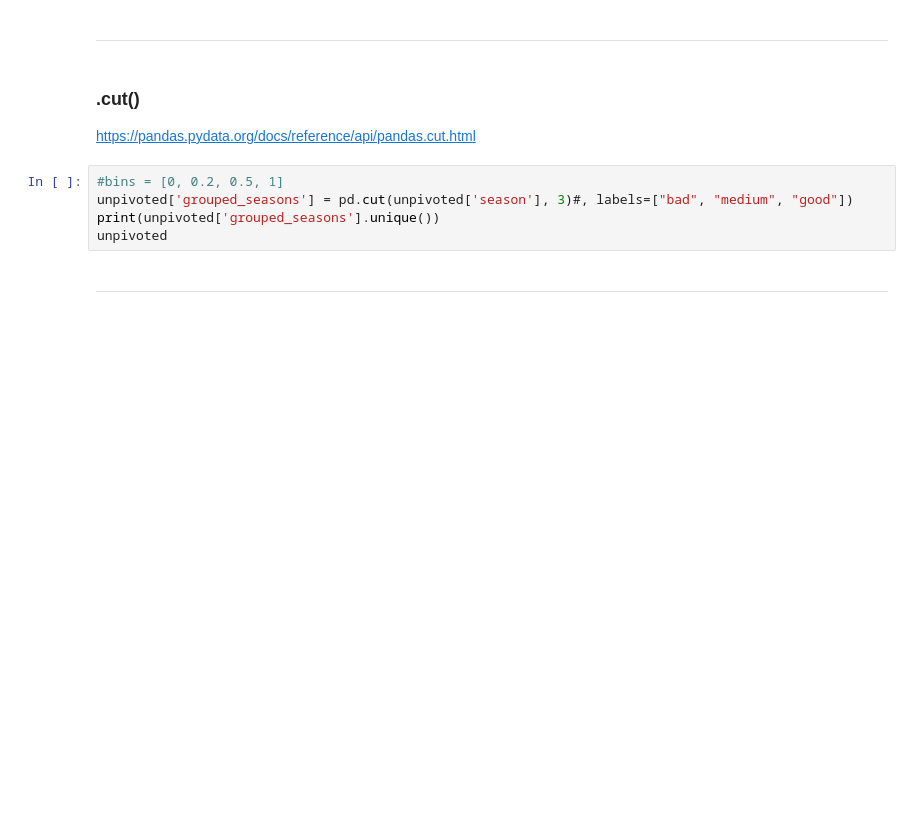
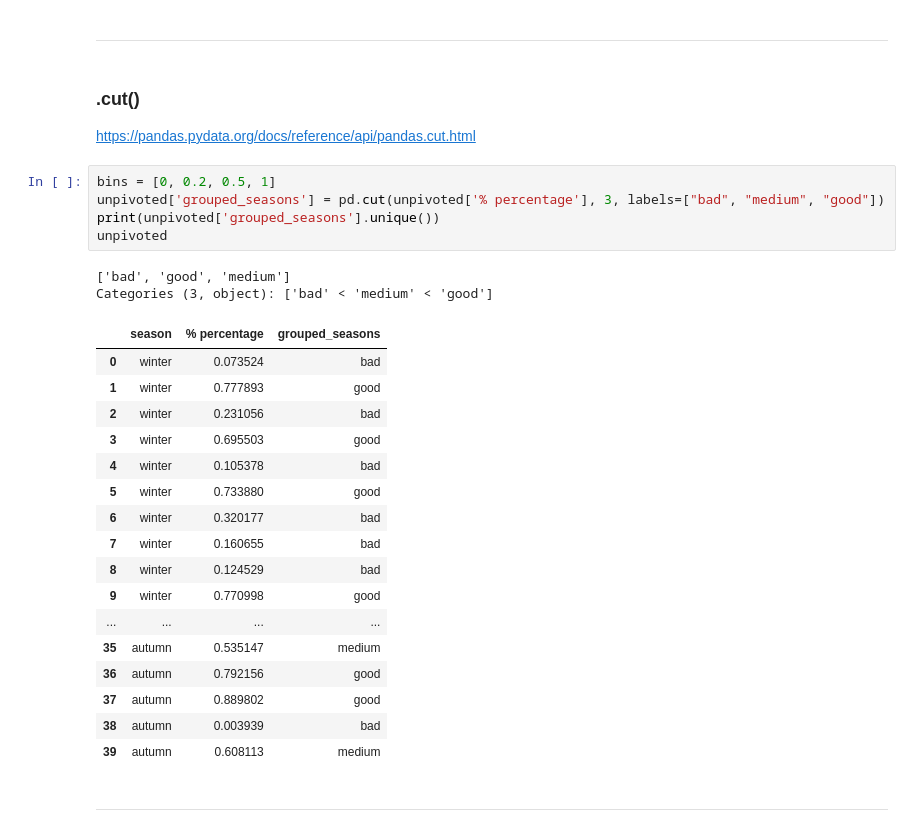
Before and after one commit to alvaro-saez/ironhack_lessons_alvaro, a Jupyter notebook: module-2/etl_advanced_pandas.ipynb, the cells around one changed output. Saved outputs shown, nothing was run; the diff lists cells and outputs as text; blank space fills up the shorter version.

```diff
--- a/module-2/etl_advanced_pandas.ipynb
+++ b/module-2/etl_advanced_pandas.ipynb
@@ -181,10 +485,30 @@ unpivoted
 
 https://pandas.pydata.org/docs/reference/api/pandas.cut.html
 # %%
-#bins = [0, 0.2, 0.5, 1]
-unpivoted['grouped_seasons'] = pd.cut(unpivoted['season'], 3)#, labels=["bad", "medium", "good"])
+bins = [0, 0.2, 0.5, 1]
+unpivoted['grouped_seasons'] = pd.cut(unpivoted['% percentage'], 3, labels=["bad", "medium", "good"])
 print(unpivoted['grouped_seasons'].unique())
 unpivoted
+# %% [output]
+['bad', 'good', 'medium']
+Categories (3, object): ['bad' < 'medium' < 'good']
+|  | season | % percentage | grouped_seasons |
+| 0 | winter | 0.073524 | bad |
+| 1 | winter | 0.777893 | good |
+| 2 | winter | 0.231056 | bad |
+| 3 | winter | 0.695503 | good |
+| 4 | winter | 0.105378 | bad |
+| 5 | winter | 0.733880 | good |
+| 6 | winter | 0.320177 | bad |
+| 7 | winter | 0.160655 | bad |
+| 8 | winter | 0.124529 | bad |
+| 9 | winter | 0.770998 | good |
+| ... | ... | ... | ... |
+| 35 | autumn | 0.535147 | medium |
+| 36 | autumn | 0.792156 | good |
+| 37 | autumn | 0.889802 | good |
+| 38 | autumn | 0.003939 | bad |
+| 39 | autumn | 0.608113 | medium |
 # %% [markdown]
 ---
 # %% [markdown]
```
Also changed, not shown: parts of 25 cells of this notebook.
